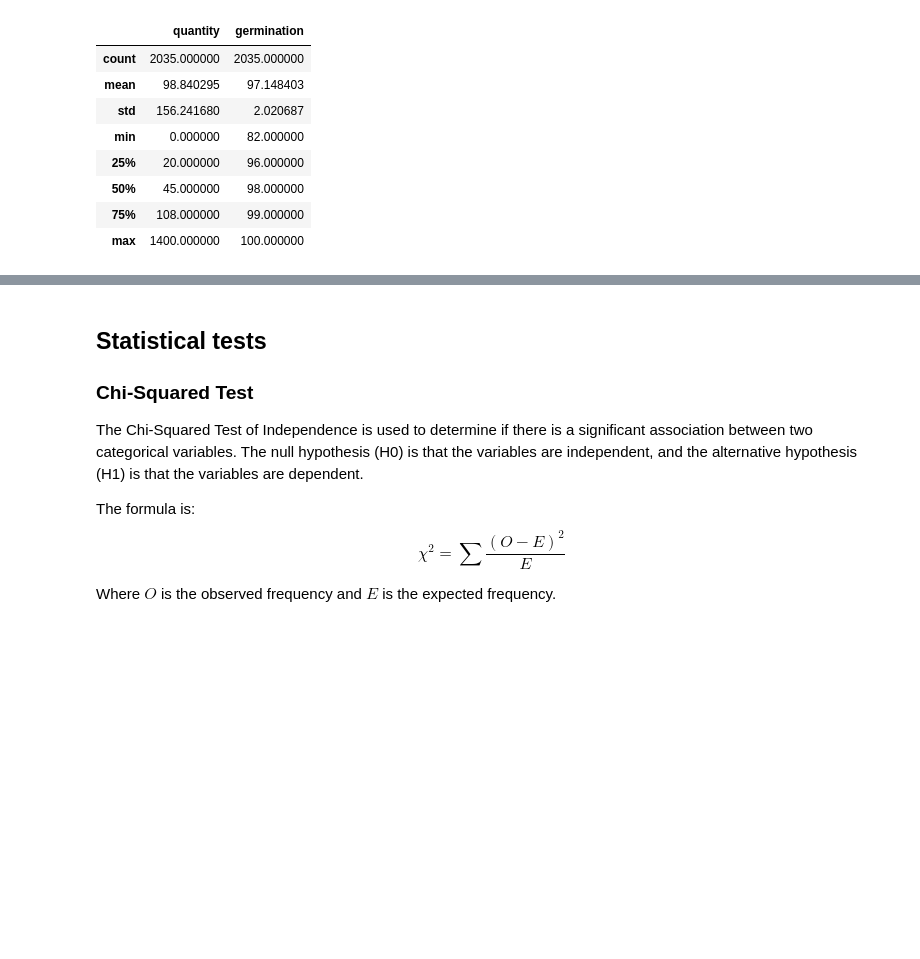
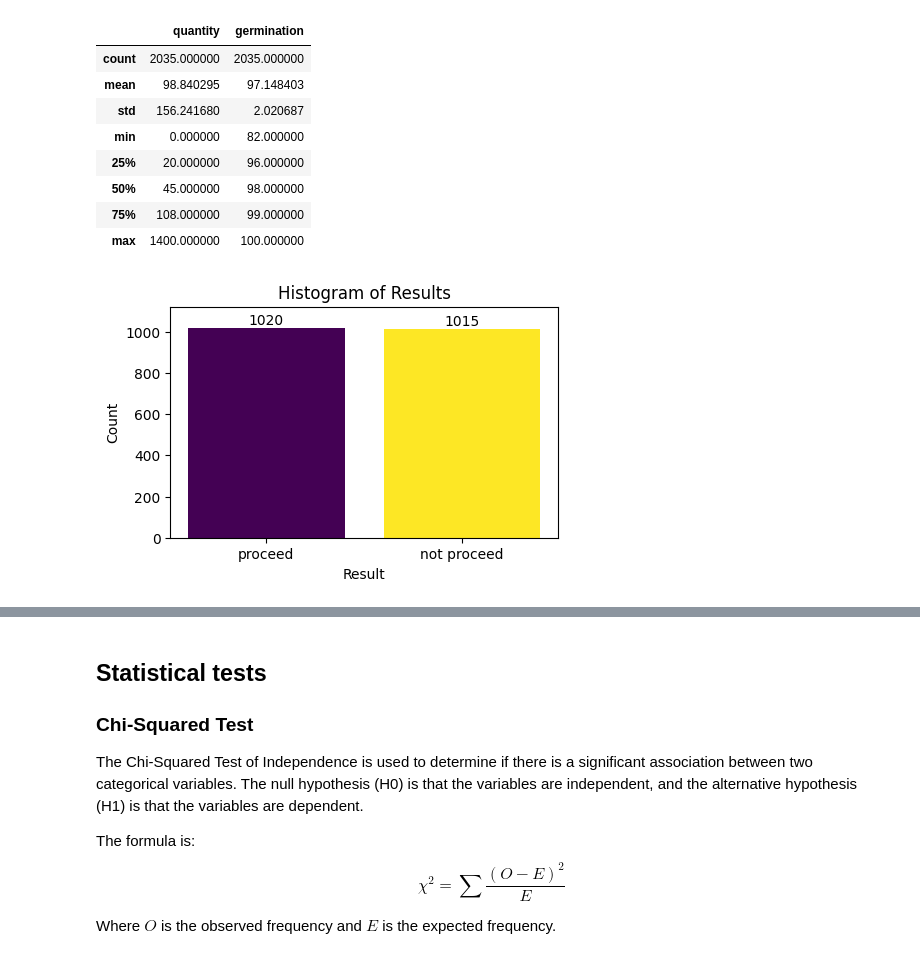
Before and after one commit to josehenriqueroveda/qc-classifier, a Jupyter notebook: qc_classifier/qc_ml.ipynb, the cells around one changed output, grey strips where cells are left out. Cells and saved outputs as stored; diff of their text form; code cells hidden in the pictures; blank space fills up the shorter version.

Commit message:
matplotlib charts

```diff
--- a/qc_classifier/qc_ml.ipynb
+++ b/qc_classifier/qc_ml.ipynb
@@ -5,7 +5,10 @@ ML model to classify whether a quality complaint is valid or not.
 # %%
 import warnings
 import pandas as pd
+import numpy as np
 import category_encoders as ce
+import matplotlib.pyplot as plt
+import matplotlib.colors as mcolors
 import plotly.express as px
 import plotly.graph_objects as go
 from scipy.stats import chi2_contingency
@@ -16,6 +19,7 @@ from helpers import constants
 
 pd.set_option("display.max_columns", None)
 warnings.filterwarnings("ignore")
+cmap = plt.get_cmap('viridis')
 # %% [markdown]
 ## EDA
 
@@ -91 +81,35 @@ fig1.show()
+# %%
+counts = df["result"].value_counts()
+
+fig1 = px.bar(
+    x=counts.index,
+    y=counts.values,
+    color=counts.values,
+    color_continuous_scale="viridis",
+    labels={"x": "Result", "y": "Count"},
+    title="Histogram of Results",
+)
+
+fig1.update_traces(text=counts.values, textposition="outside")
+fig1.update_yaxes(range=[0, max(counts.values) * 1.1])
+fig1.update_layout(bargap=0.5, width=600, height=400, coloraxis_showscale=False)
+
+fig1.show()
+# %%
+plt.figure(figsize=(5, 3))
+colors = cmap(np.linspace(0, 1, len(counts)))
+
+bars = plt.bar(counts.index, counts.values, color=colors)
+
+plt.xlabel("Result")
+plt.ylabel("Count")
+plt.title("Histogram of Results")
+
+for bar in bars:
+    yval = bar.get_height()
+    plt.text(bar.get_x() + bar.get_width() / 2, yval, yval, ha="center", va="bottom")
+plt.ylim(0, max(counts.values) * 1.1)
+plt.show()
+# %% [output]
+[figure, added]
 # %%
```
Also changed, not shown: parts of 9 cells of this notebook.
